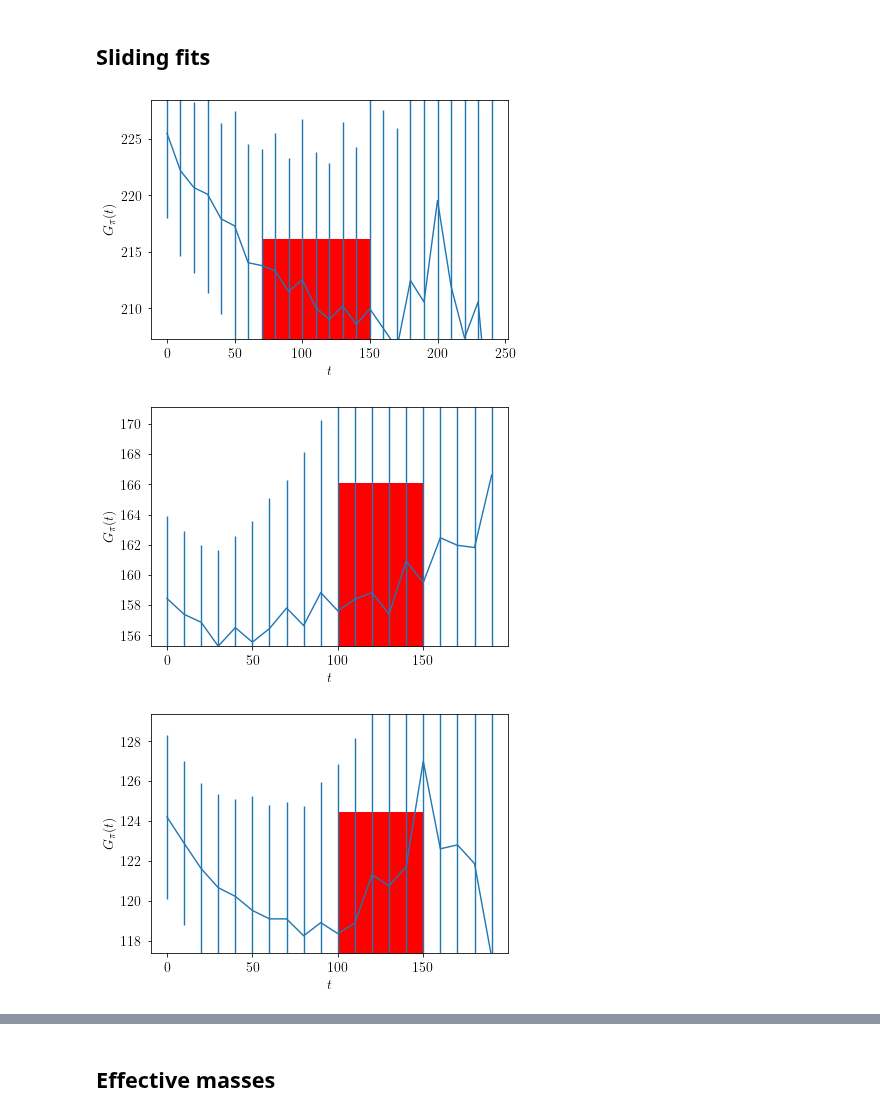
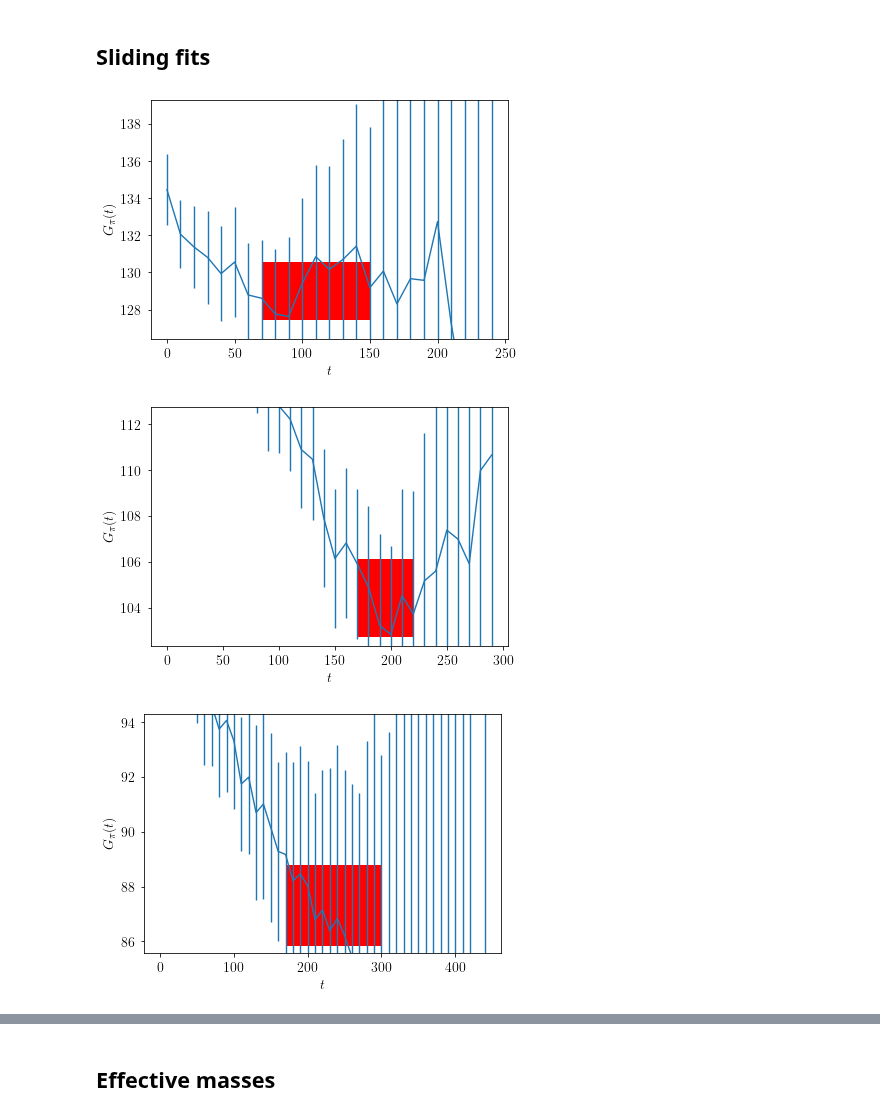
Before and after one commit to jannisgebbo/langevinA, a Jupyter notebook: jupyter_notebooks/RestoredPhaseCorrelationLengthTimePrec.ipynb, the cells around one changed output, grey strips where cells are left out. Saved outputs shown, nothing was run; the diff lists cells and outputs as text; code cells hidden in the pictures.

```diff
--- a/jupyter_notebooks/RestoredPhaseCorrelationLengthTimePrec.ipynb
+++ b/jupyter_notebooks/RestoredPhaseCorrelationLengthTimePrec.ipynb
@@ -57,17 +57,20 @@ def getNameStr(m, v):
         mStr+='0'
     vStr = "{}".format(v)
     vStr = "N0" + vStr if v < 100 else "N" + vStr
-    return "zeroHlong_" + vStr + "_" + mStr + "_h000000_c00500"
+    return "zeroH_" + vStr + "_" + mStr + "_h000000_c00500"
 # %%
 data=dict()
 dataFn=dict()
 masses = [-4.76000, -4.74500 ,-4.73366,-4.72800, -4.72000,-4.71000,-4.70052, -4.66000]
+masses = [-4.73366,-4.72800, -4.72000,-4.71000]
+masses = [-4.68000]
+
 mc = -4.81100
 reducedMasses = (mc - np.asarray(masses)) / mc
 for m in masses:
     data[m] = dict()
     dataFn[m] = dict()
-volumes = [96]
+volumes = [48]
 # %%
 fitter = dict()
 
@@ -82,3 +85,6 @@ for v in volumes:
     for m in masses:
         data[m][v].loadAv("M2")
         data[m][v].loadAv("M22")
+# %%
+t1,t, block1=blocking( data[m][v].av["M2"][5000:])
+t1
@@ -275,31 +274,31 @@ v = volumes[0]
 
 taus.append(getTau(minInds, data[m][v], key, m, v, plateau, endPlateau, maxInd))
 # %% [output]
-[figure, old version]
+[figure, new version]
 # %%
-minInds = list(range(0,200,10))
-maxInd = 250
+minInds = list(range(0,300,10))
+maxInd = 450
 m = masses[1]
 v = volumes[0]
 
-plateau = 10
-endPlateau = 15
+plateau = 17
+endPlateau = 22
 
 
 taus.append(getTau(minInds, data[m][v], key, m, v, plateau, endPlateau, maxInd))
 # %% [output]
-[figure, old version]
+[figure, new version]
 # %%
-minInds = list(range(0,200,10))
-maxInd = 250
+minInds = list(range(0,450,10))
+maxInd = 500
 m = masses[2]
 v = volumes[0]
 
-plateau = 10
-endPlateau = 15
+plateau = 17
+endPlateau = 30
 
 
 taus.append(getTau(minInds, data[m][v], key, m, v, plateau, endPlateau, maxInd))
 # %% [output]
-[figure, old version]
+[figure, new version]
 # %%
```
Also changed, not shown: parts of 19 cells of this notebook, 4 other files.
